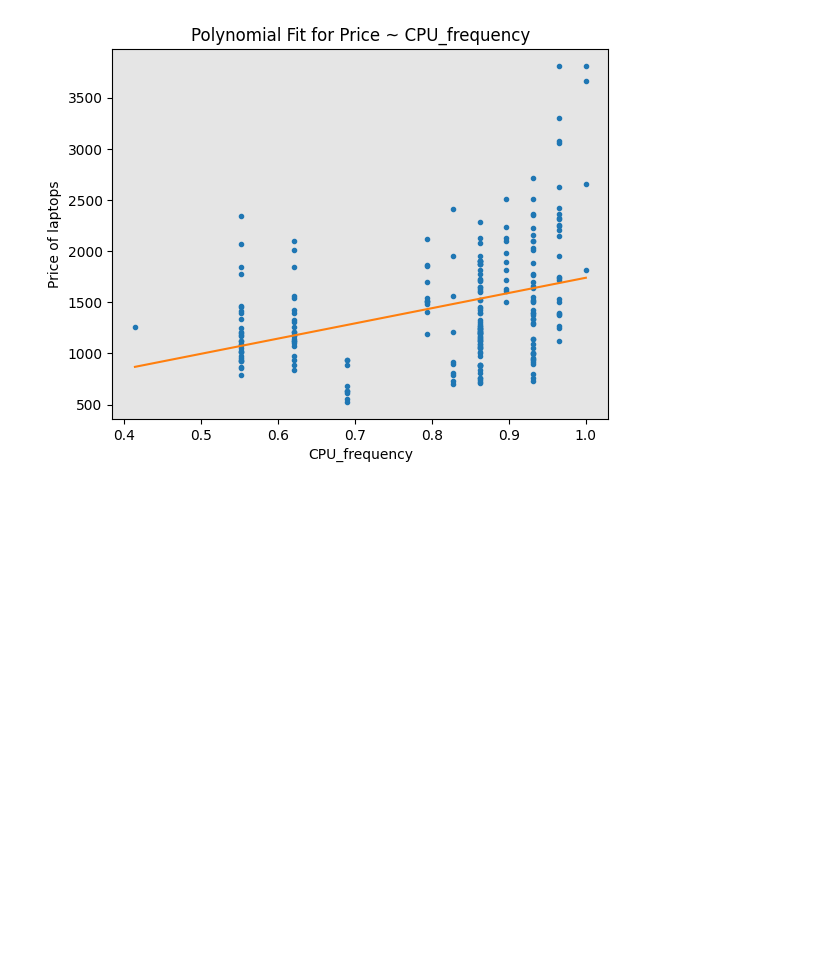
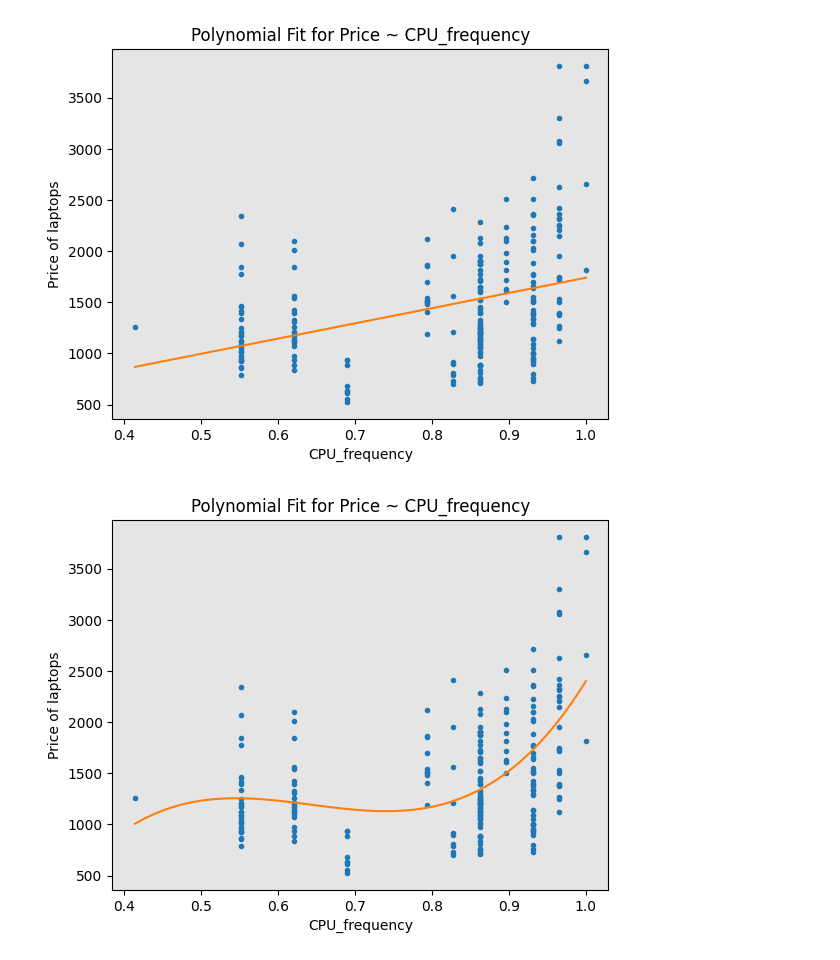
Before and after one commit to caueassmann-data/data-analize-python-coursera, a Jupyter notebook: scikit_ibm_teste.ipynb, the cells around one changed output. Cells and saved outputs as stored; diff of their text form; code cells hidden in the pictures; blank space fills up the shorter version.

```diff
--- a/scikit_ibm_teste.ipynb
+++ b/scikit_ibm_teste.ipynb
@@ -199,3 +198,7 @@ def PlotPolly(model, independent_variable, dependent_variabble, Name):
 PlotPolly(p1, X, Y, 'CPU_frequency')
 # %% [output]
 [figure]
+# %%
+PlotPolly(p3, X, Y, 'CPU_frequency')
+# %% [output]
+[figure, added]
```
Also changed, not shown: parts of 4 cells of this notebook.
